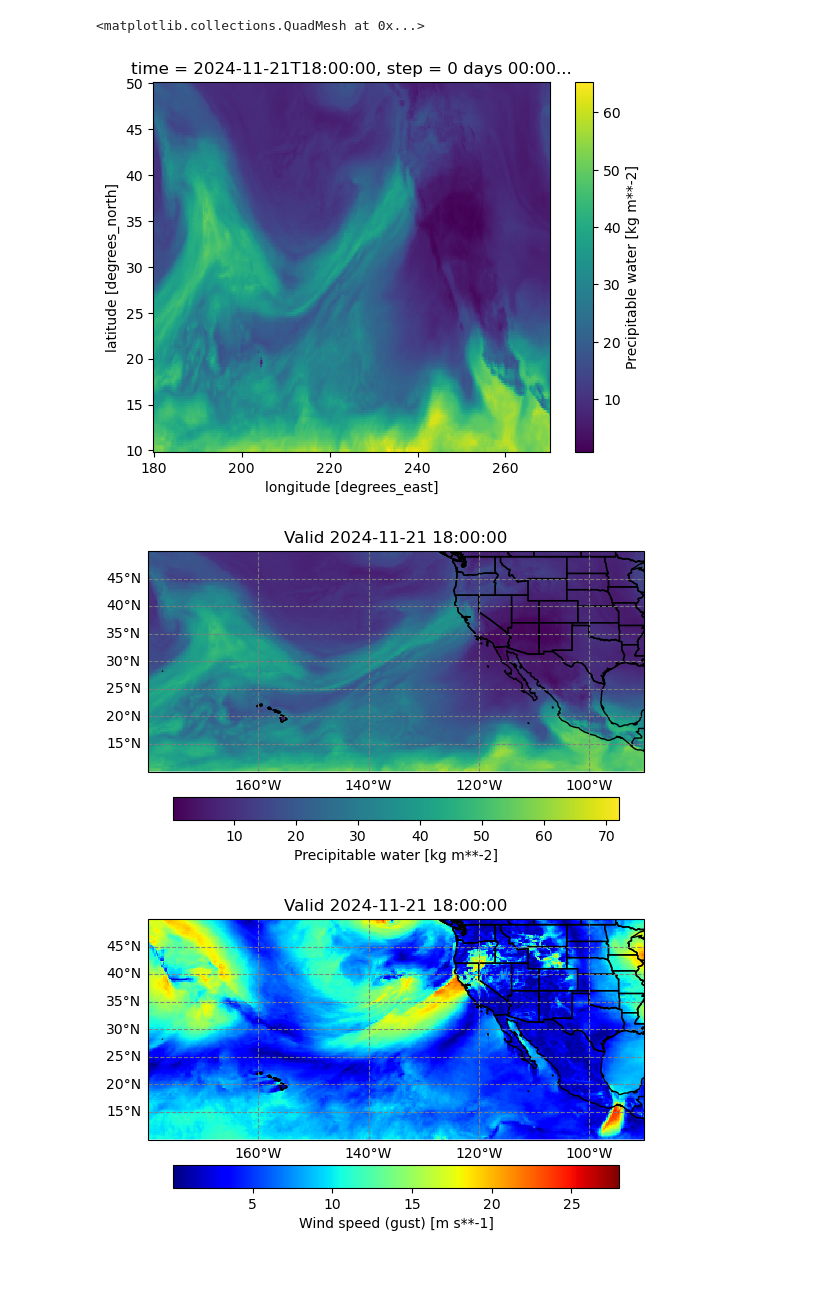
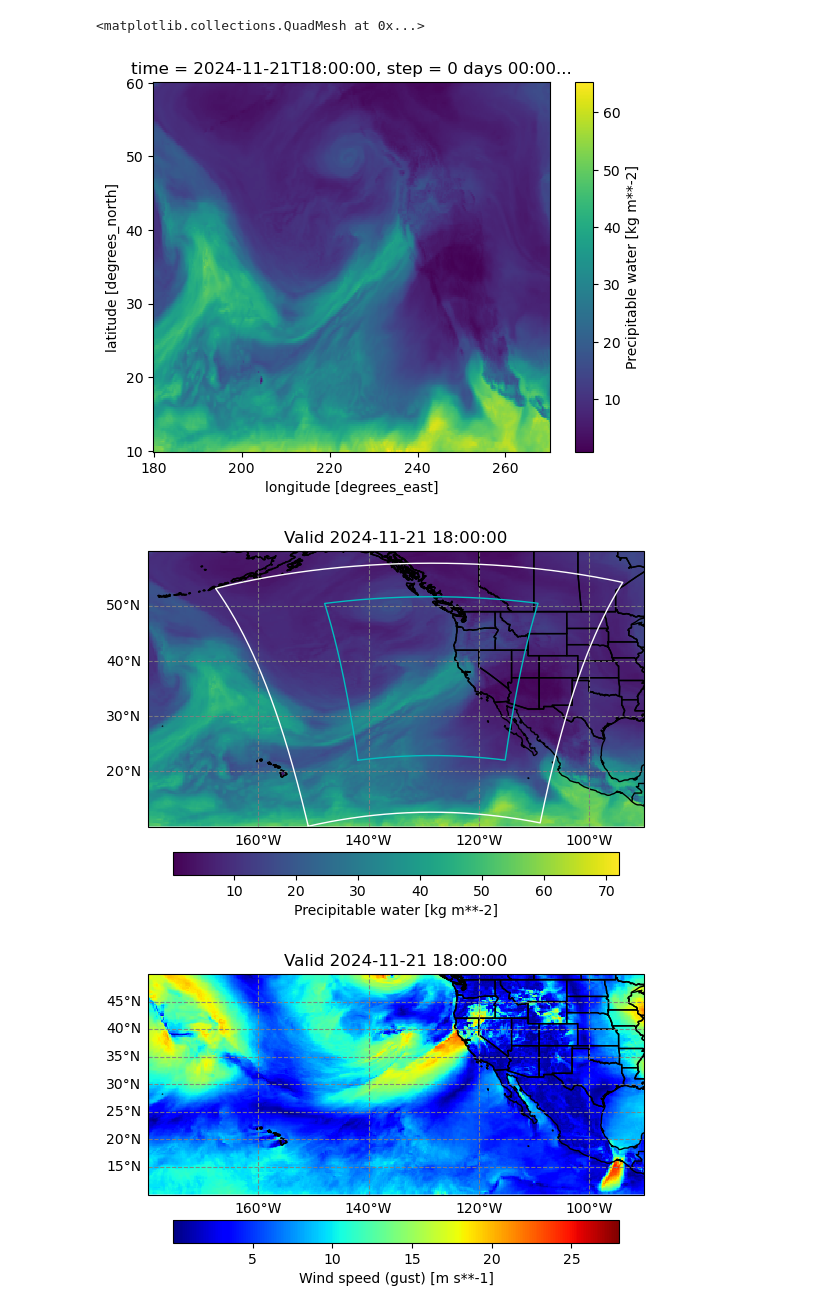
Before and after one commit to jjhenao/laboratory_atm746, a Jupyter notebook: check_ic_bc.ipynb, the cells around one changed output. Saved outputs shown, nothing was run; the diff lists cells and outputs as text; code cells hidden in the pictures; blank space fills up the shorter version.

```diff
--- a/check_ic_bc.ipynb
+++ b/check_ic_bc.ipynb
@@ -48,7 +50,7 @@ Data variables:
 # %%
 # cut the dataset for the Western US only - it
 
-lat_min, lat_max = 10, 50
+lat_min, lat_max = 10, 60
 lon_min, lon_max = -180, -90
 
 subset_1 = ds_1.sel(
@@ -66,7 +68,7 @@ subset_2 = ds_2.sel(
 subset_1.pwat.plot()
 # %% [output]
 <matplotlib.collections.QuadMesh at 0x...>
-[figure, old version]
+[figure, new version]
 # %%
 lon = ds_1.longitude
 lat = ds_1.latitude
@@ -79,36 +81,52 @@ valid = ds_1.valid_time.dt.strftime("%Y-%m-%d %H:%M:%S").values
 
 var = ds_1['pwat'].attrs['long_name']
 unit = ds_1['pwat'].attrs['units']
+# %%
+# get wrf domain limits
+path_wrf = '/glade/work/jhenao/atm746/WPS/'
+ds_geo1 = xr.open_dataset(path_wrf + "geo_em.d01.nc")
+ds_geo2 = xr.open_dataset(path_wrf + "geo_em.d02.nc")
+
+def getborders(lattemp,lontemp):
+    blats = np.concatenate([lattemp[0,:],lattemp[:,-1],lattemp[-1,::-1],lattemp[::-1,0]])
+    blons = np.concatenate([lontemp[0,:],lontemp[:,-1],lontemp[-1,::-1],lontemp[::-1,0]])
+    return blats,blons
+
+lats1,lons1 = getborders(ds_geo1.XLAT_C[0,:],ds_geo1.XLONG_C[0,:])
+lats2,lons2 = getborders(ds_geo2.XLAT_C[0,:],ds_geo2.XLONG_C[0,:])
 # %%
 # make a costume plot using Cartopy
 
 
 fig, ax = plt.subplots(subplot_kw={'projection': ccrs.PlateCarree()})
 
 # the file is global, so cut the part we are interested in
 ax.set_extent([lon_min, lon_max, lat_min, lat_max], crs=ccrs.PlateCarree())
 
 # plot pwat variabile in space
 cf = ax.pcolormesh(lon, lat, pwat, cmap='viridis', transform=ccrs.PlateCarree())
+
+ax.plot(lons1,lats1, 'w-', lw=1,transform=ccrs.PlateCarree(),zorder=500)
+ax.plot(lons2,lats2, 'c-', lw=1,transform=ccrs.PlateCarree(),zorder=500)
 
 # add map features
 ax.coastlines()
 ax.add_feature(cartopy.feature.BORDERS)
 ax.add_feature(cartopy.feature.STATES)
 
 grid = ax.gridlines(draw_labels=True, x_inline=False, y_inline=False,
                     color='gray', alpha=0.9, linestyle='--')
 grid.top_labels = False
 grid.right_labels = False
 
 cbar = fig.colorbar(cf, ax=ax, orientation='horizontal', pad=0.07, shrink=0.9)
 cbar.set_label(var + ' [' + unit + ']')  # Customize label as needed
 
 ax.set_title('Valid ' + valid)
 
 plt.show()
 # %% [output]
-[figure, old version]
+[figure, new version]
 # %%
 lon = ds_2.longitude
 lat = ds_2.latitude
```
Also changed, not shown: parts of 3 cells of this notebook, 1 other file.
